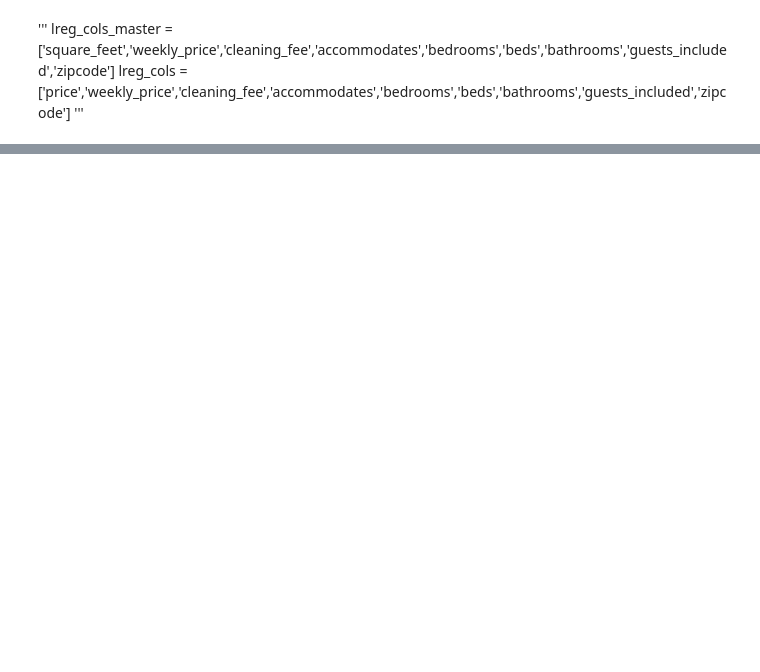
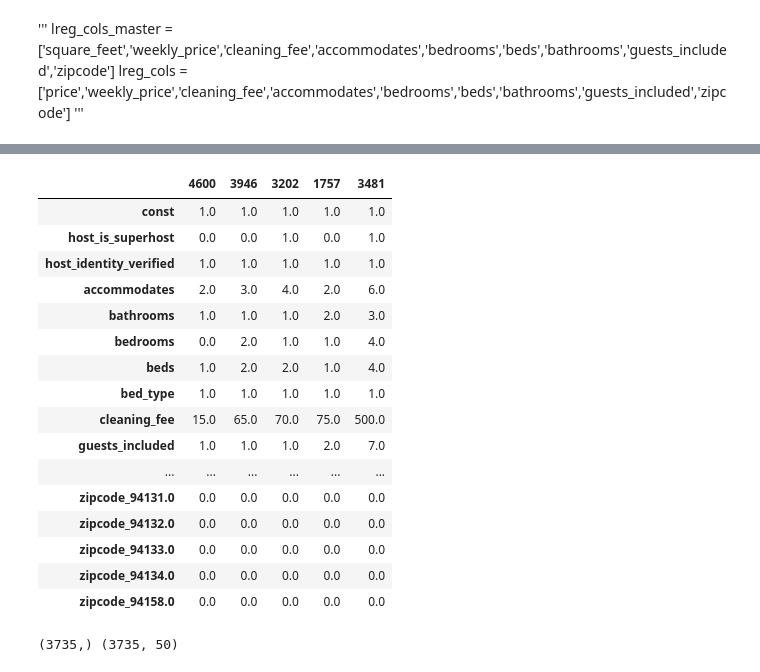
Before and after one commit to sgjcyp/cap_stone, a Jupyter notebook: airbnb_sfo/linregression.ipynb, the cells around one changed output, grey strips where cells are left out. Cells and saved outputs as stored; diff of their text form; code cells hidden in the pictures; blank space fills up the shorter version.

```diff
--- a/airbnb_sfo/linregression.ipynb
+++ b/airbnb_sfo/linregression.ipynb
@@ -292,3 +308,7 @@ dflreg = sm.add_constant(dflreg)
+# %%
+dflreg['host_is_superhost'] = (dflreg['host_is_superhost'] == True).astype(int)
+dflreg['host_identity_verified'] = (dflreg['host_identity_verified'] == True).astype(int)
+dflreg['bed_type'] = (dflreg['bed_type'] == True).astype(int)
 # %%
 dfscatter=dflreg.loc[:,'price':'guests_included']
 dfscatter.head()
@@ -338,2 +391,26 @@ plt.show()
+# %%
+X_train.head().T
+# %% [output]
+|  | 4600 | 3946 | 3202 | 1757 | 3481 |
+| const | 1.0 | 1.0 | 1.0 | 1.0 | 1.0 |
+| host_is_superhost | 0.0 | 0.0 | 1.0 | 0.0 | 1.0 |
+| host_identity_verified | 1.0 | 1.0 | 1.0 | 1.0 | 1.0 |
+| accommodates | 2.0 | 3.0 | 4.0 | 2.0 | 6.0 |
+| bathrooms | 1.0 | 1.0 | 1.0 | 2.0 | 3.0 |
+| bedrooms | 0.0 | 2.0 | 1.0 | 1.0 | 4.0 |
+| beds | 1.0 | 2.0 | 2.0 | 1.0 | 4.0 |
+| bed_type | 1.0 | 1.0 | 1.0 | 1.0 | 1.0 |
+| cleaning_fee | 15.0 | 65.0 | 70.0 | 75.0 | 500.0 |
+| guests_included | 1.0 | 1.0 | 1.0 | 2.0 | 7.0 |
+| ... | ... | ... | ... | ... | ... |
+| zipcode_94131.0 | 0.0 | 0.0 | 0.0 | 0.0 | 0.0 |
+| zipcode_94132.0 | 0.0 | 0.0 | 0.0 | 0.0 | 0.0 |
+| zipcode_94133.0 | 0.0 | 0.0 | 0.0 | 0.0 | 0.0 |
+| zipcode_94134.0 | 0.0 | 0.0 | 0.0 | 0.0 | 0.0 |
+| zipcode_94158.0 | 0.0 | 0.0 | 0.0 | 0.0 | 0.0 |
+# %%
+print( y_train.shape, X_train.shape)
+# %% [output]
+(3735,) (3735, 50)
 # %%
 import statsmodels.api as sm
```
Also changed, not shown: parts of 30 cells of this notebook.
